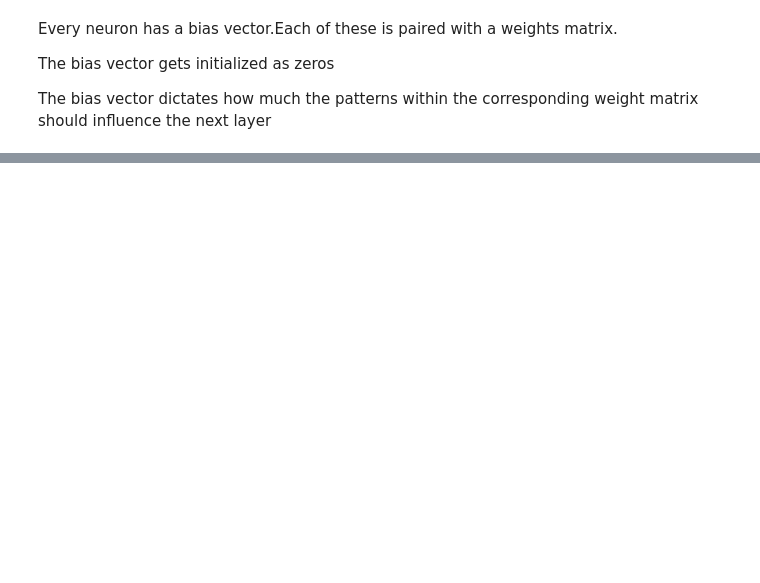
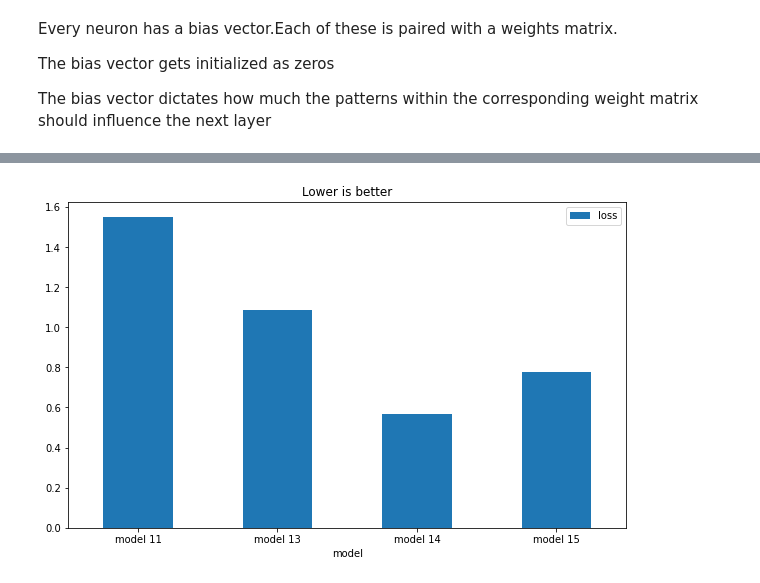
Before and after one commit to adrikosm/Tensorflow_Certification, a Jupyter notebook: Neural Network Intro/Classification/Neural_Network_Classification.ipynb, the cells around one changed output, grey strips where cells are left out. Cells and saved outputs as stored; diff of their text form; code cells hidden in the pictures; blank space fills up the shorter version.

```diff
--- a/Neural Network Intro/Classification/Neural_Network_Classification.ipynb
+++ b/Neural Network Intro/Classification/Neural_Network_Classification.ipynb
@@ -1270,0 +1207,32 @@ plot_model(model_14,show_shapes=True)
+# %%
+# Build another model ,add hidden layers, train it for longer ,setup callback
+# Set up random seed
+tf.random.set_seed(42)
+
+# Build the model
+model_15 = tf.keras.Sequential([
+    tf.keras.layers.Flatten(input_shape=(28,28)),
+    tf.keras.layers.Dense(256,activation="relu"),
+    tf.keras.layers.Dense(10,activation="softmax")
+])
+
+# Compile the model
+model_15.compile(loss = tf.keras.losses.SparseCategoricalCrossentropy(),
+                 optimizer = tf.keras.optimizers.Adam(learning_rate=0.001),
+                 metrics=["accuracy"])
+
+# Set up callback
+callback = tf.keras.callbacks.EarlyStopping(monitor="accuracy",patience=5)
+
+# Fit the model
+history_15 = model_15.fit(train_data_norm,
+                          train_labels,
+                          epochs= 200,
+                          validation_data=(test_data_norm,test_labels),
+                          callbacks=[callback],
+                          verbose=0)
+# %%
+loss_11 , accuracy_11 = model_11.evaluate(test_data,test_labels)
+loss_13 , accuracy_13 = model_13.evaluate(test_data_norm,test_labels)
+loss_14 , accuracy_14 = model_14.evaluate(test_data_norm,test_labels)
+loss_15 , accuracy_15 = model_15.evaluate(test_data_norm,test_labels)
@@ -1270,0 +1244,6 @@ plot_model(model_14,show_shapes=True)
+# %%
+model_results = [["model 11",loss_11,accuracy_11],
+                 ["model 13",loss_13,accuracy_13],
+                 ["model 14",loss_14,accuracy_14],
+                 ["model 15",loss_15,accuracy_15]]
+model_results
@@ -1270,0 +1255,3 @@ plot_model(model_14,show_shapes=True)
+# %%
+model_results_df = pd.DataFrame(model_results,columns=["model","loss","accuracy"])
+model_results_df
@@ -1270,0 +1264,6 @@ plot_model(model_14,show_shapes=True)
+# %%
+model_results_df.plot(x="model",y="loss",kind="bar")
+plt.xticks(rotation= "horizontal")
+plt.title("Lower is better");
+# %% [output]
+[figure, added]
```
Also changed, not shown: parts of 26 cells of this notebook, 1 other file.
